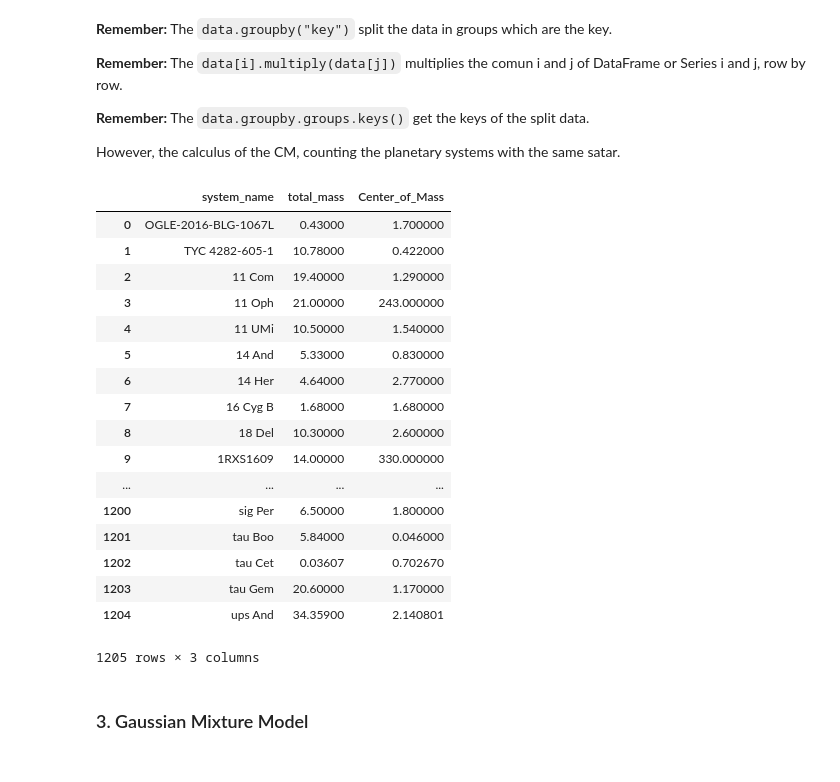
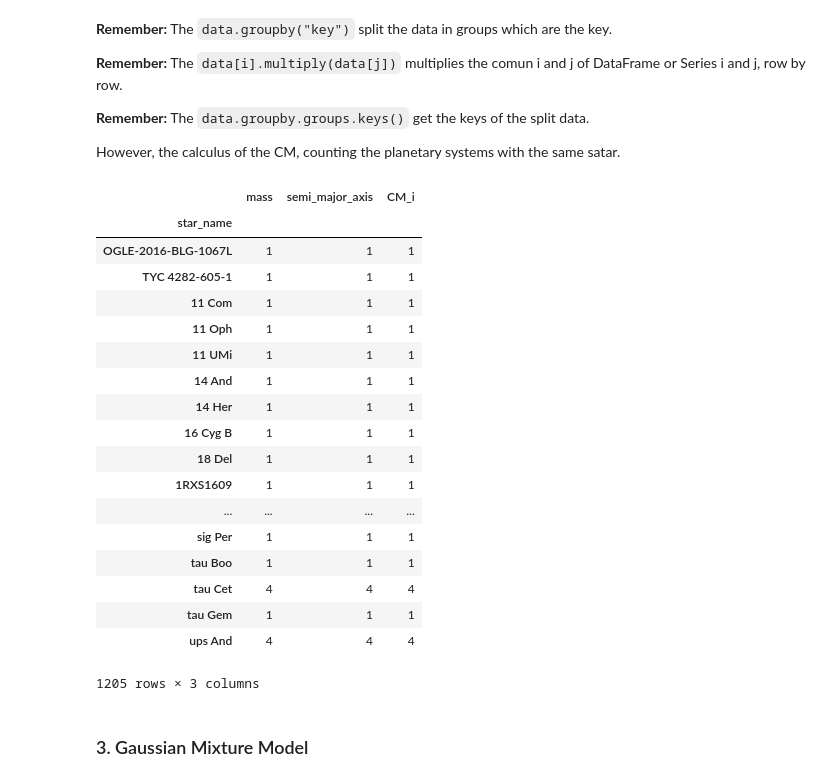
Before and after one commit to fjbautistas/Mixture_Gaussian_CM_of_Planets, a Jupyter notebook: List-Misture_G.ipynb, the cells around one changed output. Cells and saved outputs as stored; diff of their text form; code cells hidden in the pictures.

Commit message:
changes in the processing data, for semi-major-axis, mass and uncertainties

```diff
--- a/List-Misture_G.ipynb
+++ b/List-Misture_G.ipynb
@@ -5,9 +6,8 @@
 import pandas as pd
 import numpy as np
 
-#pf = pd.read_csv('data/exoplanet.eu_catalog.csv')
-#pl = pf[['# name','mass','mass_error_min','semi_major_axis','semi_major_axis_error_min']]
-data_ep = pd.read_csv('data/exoplanet.eu_catalog.csv', usecols=['mass',#'mass_error_min',
-                                                                'semi_major_axis',#'semi_major_axis_error_min',
-                                                                'star_name']) #List of planets from exoplanet.eu
-data_ep
+data_ep = pd.read_csv('data/exoplanet.eu_catalog.csv', usecols=['mass','mass_error_min',
+                                                                'semi_major_axis','semi_major_axis_error_min',
+                                                                'star_name'])
+#data_ep
+#data_ep.count()
@@ -35,5 +20,9 @@ Now is necessary processing the data with the prurpose to get the Center of Mass
 # %%
 data = data_ep[pd.notnull(data_ep["mass"])]
-data = data[pd.notnull(data["semi_major_axis"])]
-data = data[['star_name','mass','semi_major_axis']]
-data
+#data = data[pd.notnull(data["star_name"])]
+dataa = data[pd.notnull(data["semi_major_axis"])]
+data1 = data[['star_name','mass','semi_major_axis']]
+#data1
+
+data2 = data_ep.dropna()
+#data2
@@ -71,34 +81,36 @@ However, the calculus of the CM, counting the planetary systems with the same sa
 # %%
 p_system = data.groupby("star_name")
 p_system.count()
-M_total = p_system["mass"].sum()#.tolist() changes from Series to list
-sum_rm = p_system["center_of_mass"].sum()#.tolist()
-CM = sum_rm.divide(M_total) #total center of mass, for each extraplanetary system
+#p_system.count()
+#M_total = p_system["mass"].sum()#.tolist() changes from Series to list
+#sum_rm = p_system["center_of_mass"].sum()#.tolist()
+#CM = sum_rm.divide(M_total) #total center of mass, for each extraplanetary system
 
-system = list(data.groupby("star_name").groups.keys())
+#system = list(data.groupby("star_name").groups.keys())
 
 #print(len(p_system),len(RM_total),len(M_total)
 
-data2 = pd.DataFrame({'system_name':system,'total_mass':M_total.tolist(),'Center_of_Mass':CM.tolist()})
-data2 #the data after get the Center of Mass for each system
+#data2 = pd.DataFrame({'system_name':system,'total_mass':M_total.tolist(),'Center_of_Mass':CM.tolist()})
+#data2 #the data after get the Center of Mass for each system
 # %% [output]
-|  | system_name | total_mass | Center_of_Mass |
-| 0 | OGLE-2016-BLG-1067L | 0.43000 | 1.700000 |
-| 1 | TYC 4282-605-1 | 10.78000 | 0.422000 |
-| 2 | 11 Com | 19.40000 | 1.290000 |
-| 3 | 11 Oph | 21.00000 | 243.000000 |
-| 4 | 11 UMi | 10.50000 | 1.540000 |
-| 5 | 14 And | 5.33000 | 0.830000 |
-| 6 | 14 Her | 4.64000 | 2.770000 |
-| 7 | 16 Cyg B | 1.68000 | 1.680000 |
-| 8 | 18 Del | 10.30000 | 2.600000 |
-| 9 | 1RXS1609 | 14.00000 | 330.000000 |
+|  | mass | semi_major_axis | CM_i |
+| star_name |  |  |  |
+| OGLE-2016-BLG-1067L | 1 | 1 | 1 |
+| TYC 4282-605-1 | 1 | 1 | 1 |
+| 11 Com | 1 | 1 | 1 |
+| 11 Oph | 1 | 1 | 1 |
+| 11 UMi | 1 | 1 | 1 |
+| 14 And | 1 | 1 | 1 |
+| 14 Her | 1 | 1 | 1 |
+| 16 Cyg B | 1 | 1 | 1 |
+| 18 Del | 1 | 1 | 1 |
+| 1RXS1609 | 1 | 1 | 1 |
 | ... | ... | ... | ... |
-| 1200 | sig Per | 6.50000 | 1.800000 |
-| 1201 | tau Boo | 5.84000 | 0.046000 |
-| 1202 | tau Cet | 0.03607 | 0.702670 |
-| 1203 | tau Gem | 20.60000 | 1.170000 |
-| 1204 | ups And | 34.35900 | 2.140801 |
+| sig Per | 1 | 1 | 1 |
+| tau Boo | 1 | 1 | 1 |
+| tau Cet | 4 | 4 | 4 |
+| tau Gem | 1 | 1 | 1 |
+| ups And | 4 | 4 | 4 |
 1205 rows × 3 columns
 # %% [markdown]
 ### 3. Gaussian Mixture Model
```
Also changed, not shown: parts of 8 cells of this notebook.
